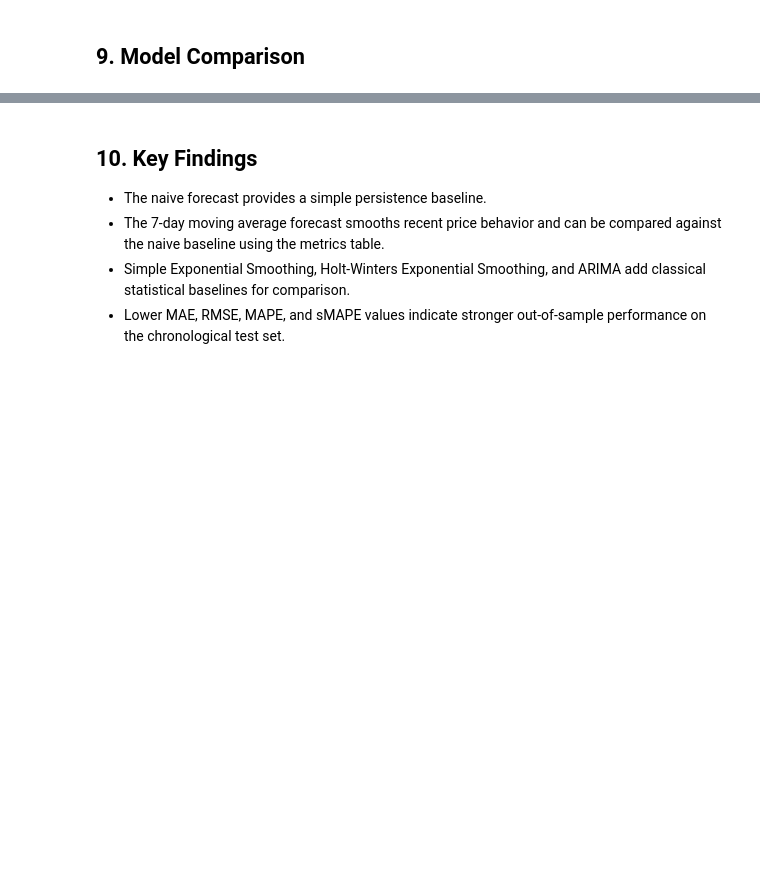
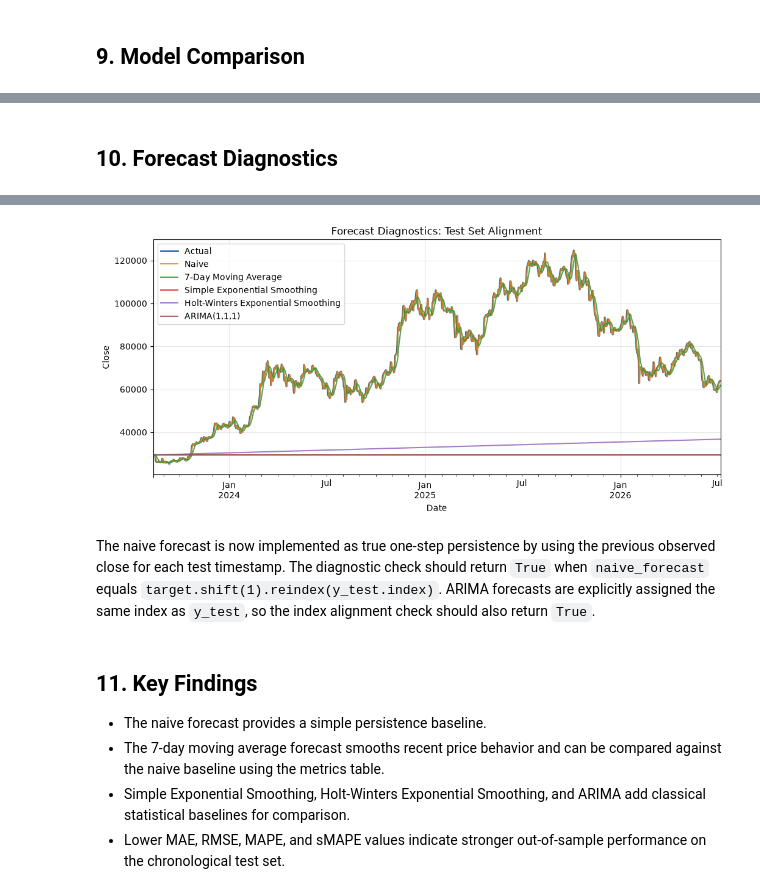
Before and after one commit to mdsoadsolaiman/TimeSeriesFoundationModels, a Jupyter notebook: notebooks/02_Classical_Models.ipynb, the cells around one changed output, grey strips where cells are left out. Cells and saved outputs as stored; diff of their text form; code cells hidden in the pictures; blank space fills up the shorter version.

Commit message:
Final Review of classical models

```diff
--- a/notebooks/02_Classical_Models.ipynb
+++ b/notebooks/02_Classical_Models.ipynb
@@ -41,6 +41,7 @@ split_idx = int(len(target) * 0.8)
 
 train = target.iloc[:split_idx]
 test = target.iloc[split_idx:]
+y_test = test.copy()
 
 train.shape, test.shape
 # %% [output]
@@ -195,0 +197,36 @@ metrics_table.sort_values("RMSE")
+# %% [markdown]
+## 10. Forecast Diagnostics
+# %%
+diagnostics = pd.DataFrame(
+    {
+        "y_test": y_test,
+        "Naive": naive_forecast,
+        "7-Day Moving Average": moving_average_forecast,
+        "Simple Exponential Smoothing": simple_exp_forecast,
+        "Holt-Winters": holt_winters_forecast,
+        "ARIMA(1,1,1)": arima_forecast,
+    }
+)
+
+print("First 10 forecast diagnostics:")
+print(diagnostics.head(10).to_string())
+
+print("Naive forecast equals one-step lagged actuals:")
+print(naive_forecast.equals(target.shift(1).reindex(y_test.index)))
+
+print("ARIMA forecast index aligns with y_test:")
+print(arima_forecast.index.equals(y_test.index))
+
+fig, ax = plt.subplots(figsize=(12, 5))
+y_test.plot(ax=ax, label="Actual", linewidth=2)
+
+for model_name, forecast in forecasts.items():
+    forecast.plot(ax=ax, label=model_name, alpha=0.85)
+
+ax.set_title("Forecast Diagnostics: Test Set Alignment")
+ax.set_xlabel("Date")
+ax.set_ylabel("Close")
+ax.legend()
+ax.grid(True, alpha=0.3)
+plt.show()
+# %% [output]
@@ -196,5 +250,8 @@ metrics_table.sort_values("RMSE")
+[figure, added]
+# %% [markdown]
+The naive forecast is now implemented as true one-step persistence by using the previous observed close for each test timestamp. The diagnostic check should return `True` when `naive_forecast` equals `target.shift(1).reindex(y_test.index)`. ARIMA forecasts are explicitly assigned the same index as `y_test`, so the index alignment check should also return `True`.
 # %% [markdown]
-## 10. Key Findings
+## 11. Key Findings
 
 - The naive forecast provides a simple persistence baseline.
 - The 7-day moving average forecast smooths recent price behavior and can be compared against the naive baseline using the metrics table.
```
Also changed, not shown: parts of 4 cells of this notebook.
